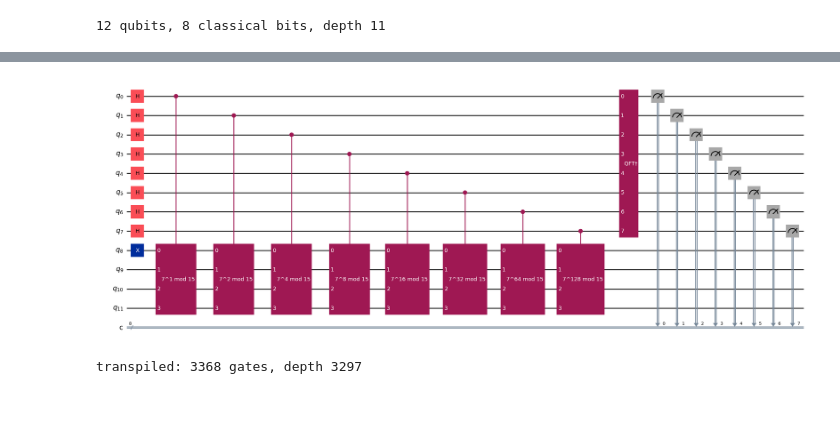
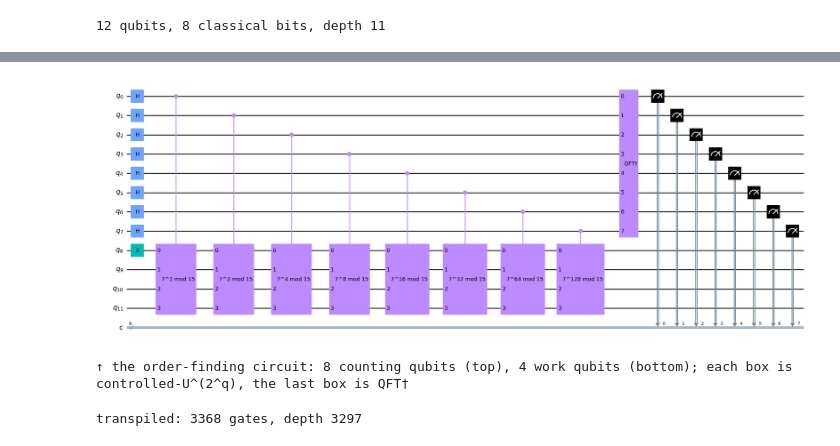
Before and after one commit to rcapp2506/QC-Course, a Jupyter notebook: IBM/period_finding_and_shor.ipynb, the cells around one changed output, grey strips where cells are left out. Saved outputs shown, nothing was run; the diff lists cells and outputs as text; code cells hidden in the pictures; blank space fills up the shorter version.

```diff
--- a/IBM/period_finding_and_shor.ipynb
+++ b/IBM/period_finding_and_shor.ipynb
@@ -8,6 +8,8 @@ from math import gcd                   # greatest common divisor
 from numpy.random import randint       # random integers
 import pandas as pd                    # tables (DataFrame) for printing results
 from fractions import Fraction         # exact rational numbers; .limit_denominator() = continued fractions
+from IPython.display import display                      # show a figure (e.g. a circuit drawing) from the middle of a cell
+def draw(qc, fold=-1, **kw): return qc.draw("mpl", style="clifford", fold=fold, **kw)   # every circuit picture: matplotlib drawer; fold=-1 = one long row, fold=N wraps after N columns
 print("Imports Successful")
 # %% [output]
 Imports Successful
@@ -145,7 +217,8 @@ print(f"{qc.num_qubits} qubits, {qc.num_clbits} classical bits, depth {qc.depth(
 # %%
-qc.draw('mpl',fold=-1)  # -1 means 'do not fold'
+display(draw(qc)); print(f"↑ the order-finding circuit: {N_COUNT} counting qubits (top), 4 work qubits (bottom); each box is controlled-U^(2^q), the last box is QFT†")
 # %% [output]
-[figure, old version]
+[figure, new version]
+↑ the order-finding circuit: 8 counting qubits (top), 4 work qubits (bottom); each box is controlled-U^(2^q), the last box is QFT†
 # %%
 from qiskit.transpiler.preset_passmanagers import generate_preset_pass_manager   # transpiler
 from qiskit_aer import AerSimulator                                                # local simulator
```
Also changed, not shown: parts of 20 cells of this notebook, 5 other files.
